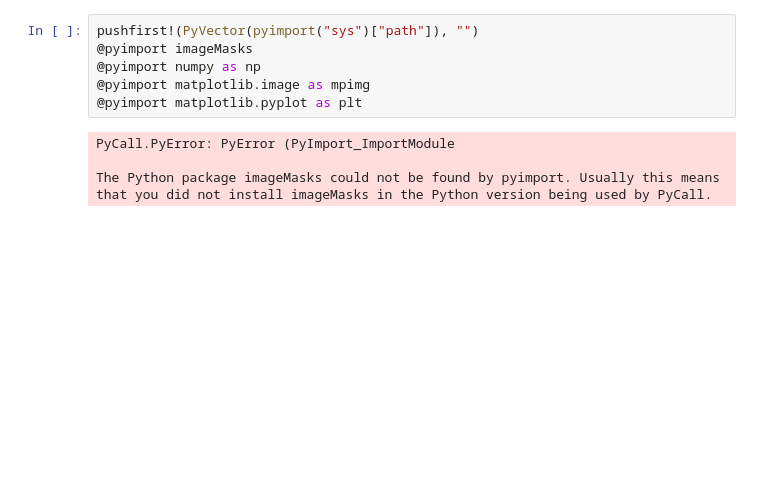
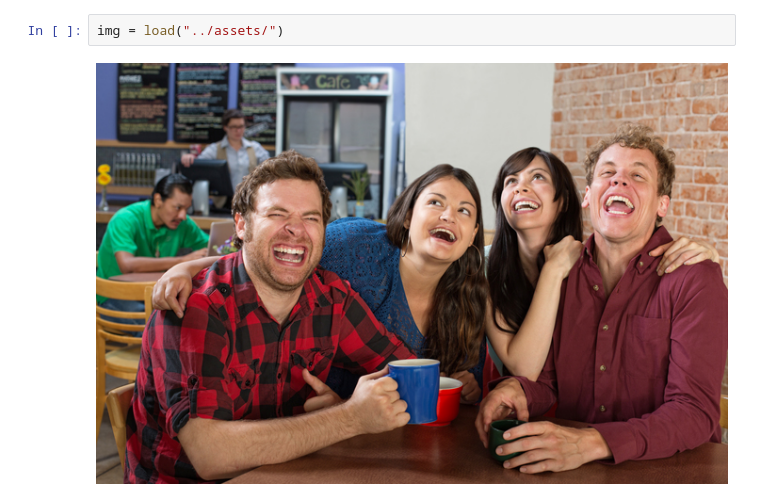
Before and after one commit to smsegal/seam-carving-mask-rcnn, a Jupyter notebook: src/testPycall.ipynb, the cells around one changed output. Drawn from its saved outputs; the diff is of its cells as text; blank space fills up the shorter version.

```diff
--- a/src/testPycall.ipynb
+++ b/src/testPycall.ipynb
@@ -34,14 +34,7 @@ LoadError: Failed to precompile ImageView [86fae568-95e7-573e-a6b2-d8a6b900c9ef]
-# %%
-pushfirst!(PyVector(pyimport("sys")["path"]), "")
-@pyimport imageMasks
-@pyimport numpy as np
-@pyimport matplotlib.image as mpimg
-@pyimport matplotlib.pyplot as plt
-# %% [output]
-PyCall.PyError: PyError (PyImport_ImportModule
-
-The Python package imageMasks could not be found by pyimport. Usually this means
-that you did not install imageMasks in the Python version being used by PyCall.
+# %%
+img = load("../assets/")
+# %% [output]
+[figure, added]
 # %%
 varinfo()
 # %% [output]
```
Also changed, not shown: parts of 8 cells of this notebook, 2 other files.
